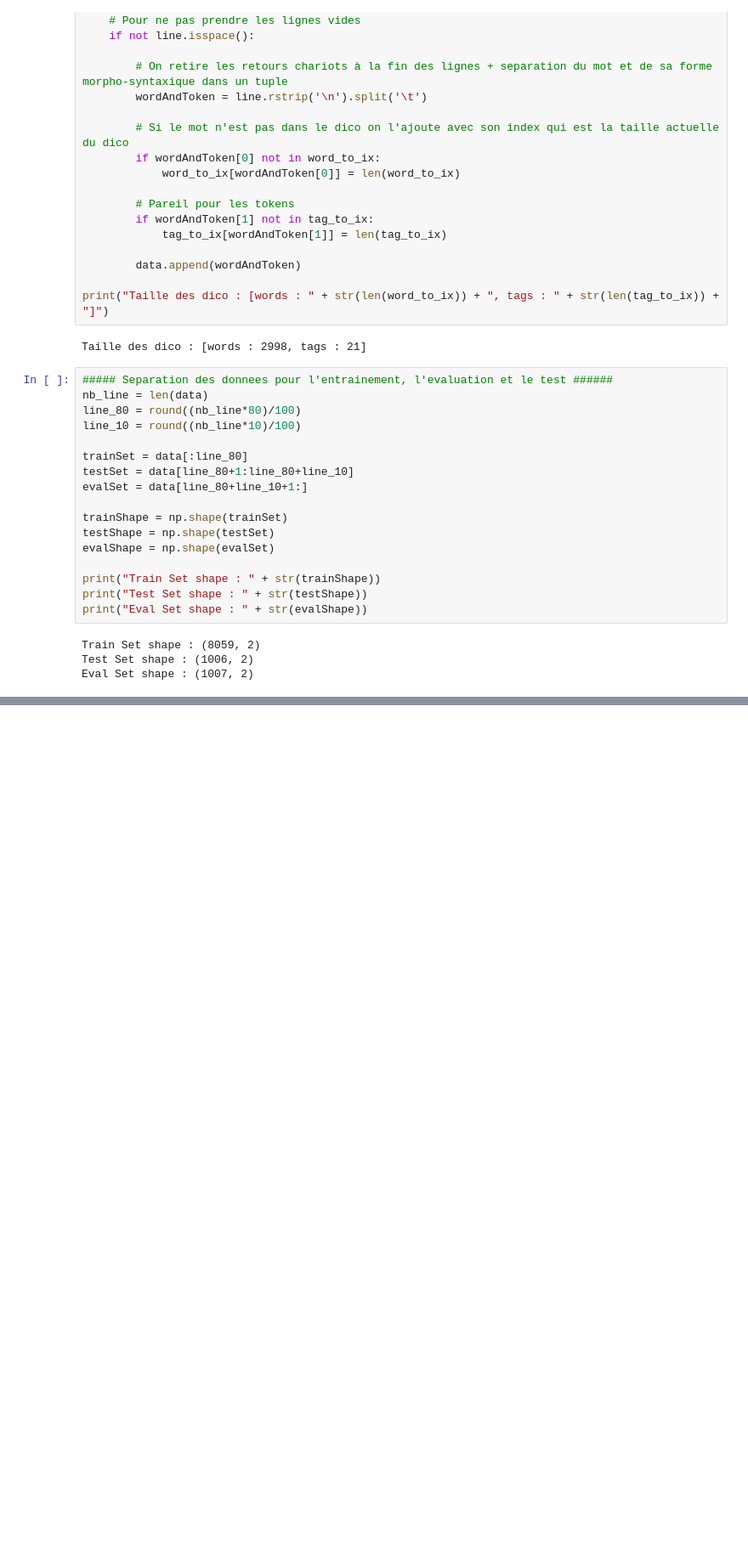
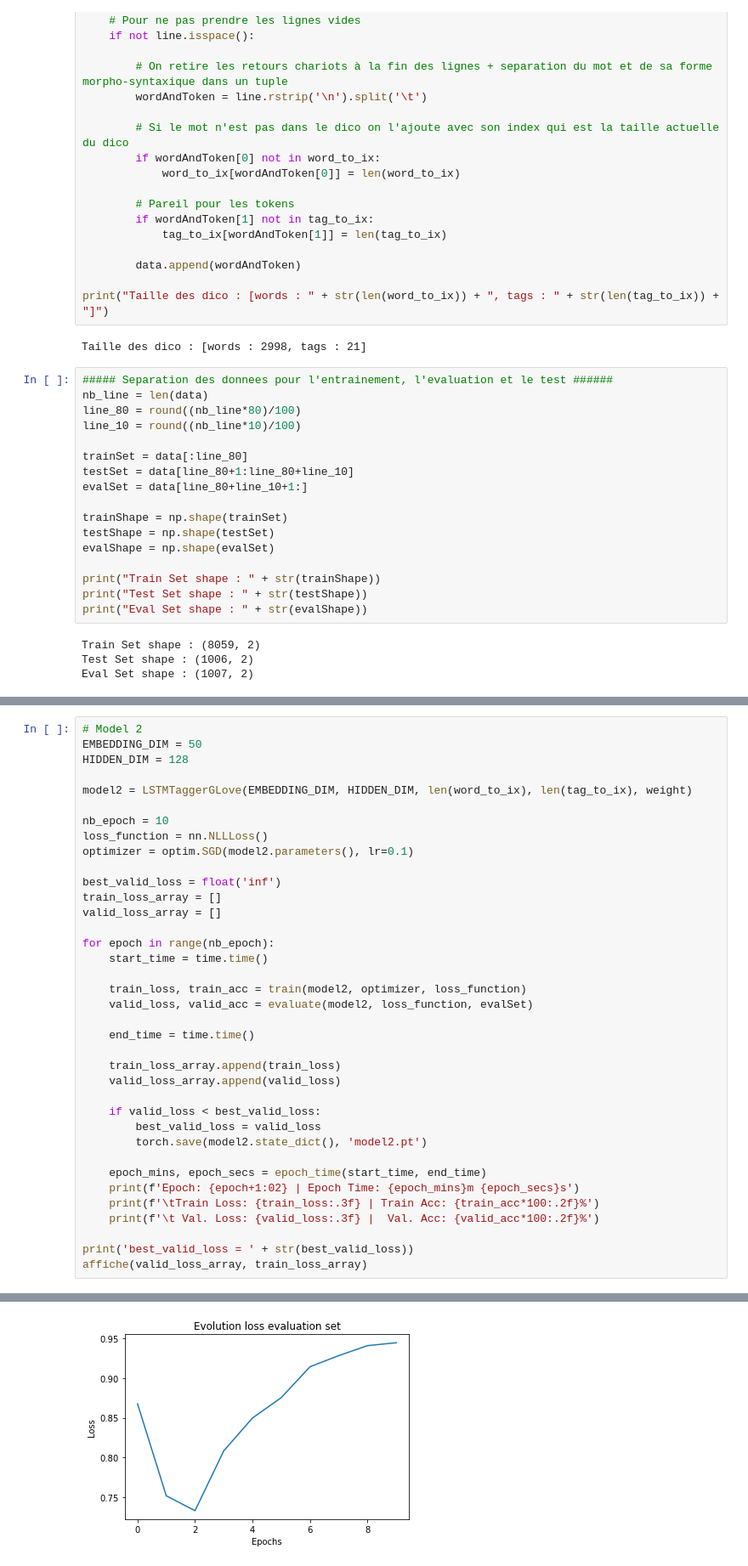
Before and after one commit to atn99/TAL, a Jupyter notebook: Projet/Projet_TAL/lstm_pos_tagging_training_model.ipynb, the cells around one changed output, grey strips where cells are left out. Shown at 85% size. Drawn from its saved outputs; the diff is of its cells as text; blank space fills up the shorter version.

```diff
--- a/Projet/Projet_TAL/lstm_pos_tagging_training_model.ipynb
+++ b/Projet/Projet_TAL/lstm_pos_tagging_training_model.ipynb
@@ -371,0 +322,38 @@ affiche(loss_eval, loss_train)
+# %%
+# Model 2
+EMBEDDING_DIM = 50
+HIDDEN_DIM = 128
+
+model2 = LSTMTaggerGLove(EMBEDDING_DIM, HIDDEN_DIM, len(word_to_ix), len(tag_to_ix), weight)
+
+nb_epoch = 10
+loss_function = nn.NLLLoss()
+optimizer = optim.SGD(model2.parameters(), lr=0.1)
+
+best_valid_loss = float('inf')
+train_loss_array = []
+valid_loss_array = []
+
+for epoch in range(nb_epoch):
+    start_time = time.time()
+
+    train_loss, train_acc = train(model2, optimizer, loss_function)
+    valid_loss, valid_acc = evaluate(model2, loss_function, evalSet)
+
+    end_time = time.time()
+
+    train_loss_array.append(train_loss)
+    valid_loss_array.append(valid_loss)
+
+    if valid_loss < best_valid_loss:
+        best_valid_loss = valid_loss
+        torch.save(model2.state_dict(), 'model2.pt')
+
+    epoch_mins, epoch_secs = epoch_time(start_time, end_time)
+    print(f'Epoch: {epoch+1:02} | Epoch Time: {epoch_mins}m {epoch_secs}s')
+    print(f'\tTrain Loss: {train_loss:.3f} | Train Acc: {train_acc*100:.2f}%')
+    print(f'\t Val. Loss: {valid_loss:.3f} |  Val. Acc: {valid_acc*100:.2f}%')
+
+print('best_valid_loss = ' + str(best_valid_loss))
+affiche(valid_loss_array, train_loss_array)
+# %% [output]
@@ -371,0 +377 @@ affiche(loss_eval, loss_train)
+[figure, added]
```
Also changed, not shown: parts of 24 cells of this notebook, 3 other files.
